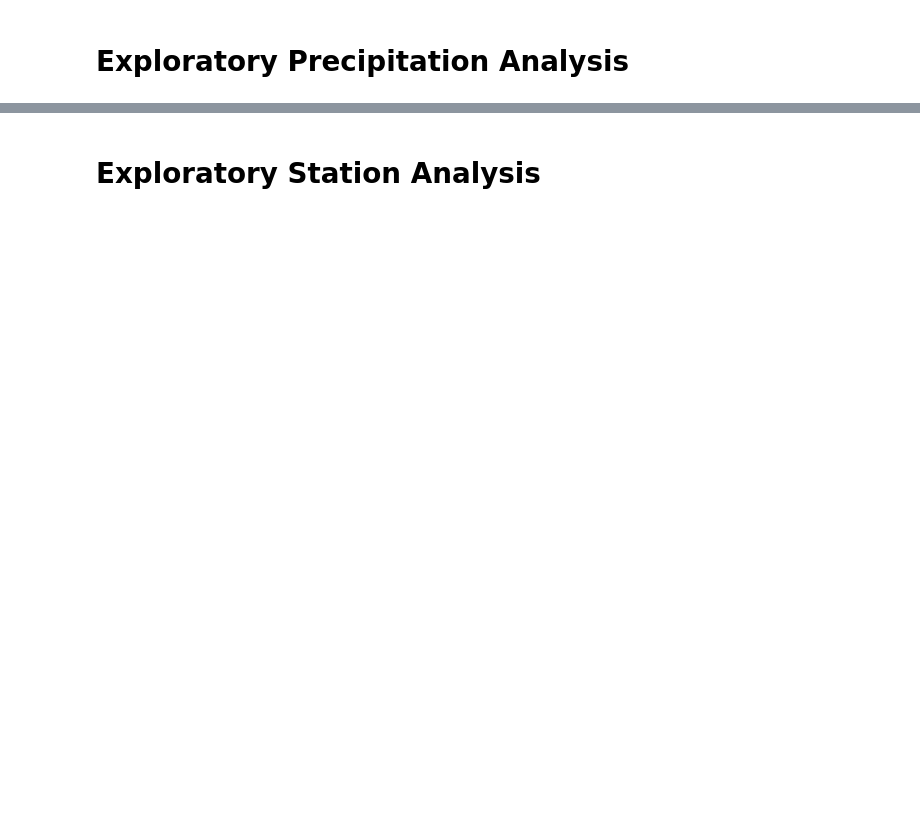
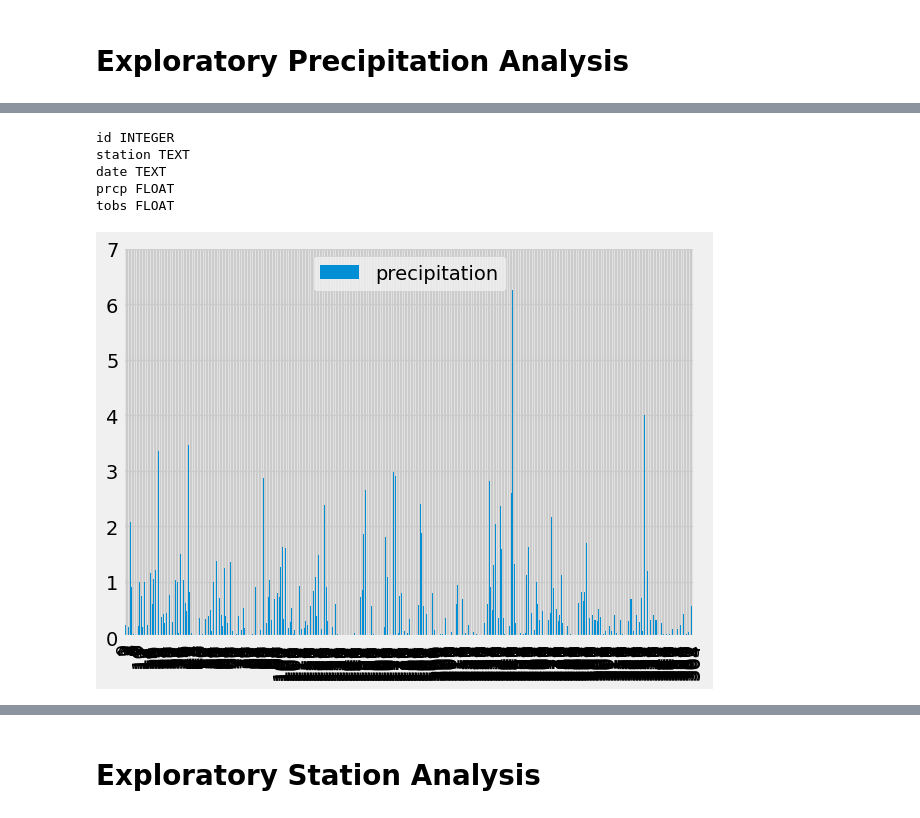
Before and after one commit to AlanDeng7/Module-10-Advanced-SQL, a Jupyter notebook: SurfsUp/climate_starter.ipynb, the cells around one changed output, grey strips where cells are left out. Cells and saved outputs as stored; diff of their text form; code cells hidden in the pictures; blank space fills up the shorter version.

```diff
--- a/SurfsUp/climate_starter.ipynb
+++ b/SurfsUp/climate_starter.ipynb
@@ -18,9 +18,10 @@ from sqlalchemy import create_engine, func
 # %%
 # create engine to hawaii.sqlite
-engine = create_engine("sqlite:///Resources/hawaii.sqlite")
+engine = create_engine("sqlite:///../Resources/hawaii.sqlite")
 # %%
 # reflect an existing database into a new model
-
+Base = automap_base()
 # reflect the tables
+Base.prepare(autoload_with=engine)
 # %%
 # View all of the classes that automap found
@@ -27,7 +31,11 @@ engine = create_engine("sqlite:///Resources/hawaii.sqlite")
 # %%
 # Save references to each table
+m = Base.classes.measurement
+
+s = Base.classes.station
 # %%
 # Create our session (link) from Python to the DB
+session = Session(engine)
 # %% [markdown]
 # Exploratory Precipitation Analysis
 # %%
@@ -35,19 +55,51 @@ engine = create_engine("sqlite:///Resources/hawaii.sqlite")
+# %%
+inspector = inspect(engine)
+inspector.get_table_names()
+
+columns = inspector.get_columns('measurement')
+for c in columns:
+    print(c['name'], c["type"])
+#columns
+# %% [output]
+id INTEGER
+station TEXT
+date TEXT
+prcp FLOAT
+tobs FLOAT
 # %%
 # Design a query to retrieve the last 12 months of precipitation data and plot the results.
 # Starting from the most recent data point in the database.
+sel = [m.date,
+       func.max(m.prcp)]
+
+last_date = session.query(*sel).\
+    order_by(m.date.desc()).first()
+
 
 # Calculate the date one year from the last date in data set.
+date = dt.datetime(2017,8,23)-dt.timedelta(days=365)
 
 
 # Perform a query to retrieve the data and precipitation scores
+one_year_data= session.query(*sel).\
+    filter(func.strftime(m.date)>=date).\
+        group_by(m.date).all()
 
+one_year_data
 
 # Save the query results as a Pandas DataFrame and set the index to the date column
-
+one_year_df = pd.DataFrame(one_year_data, columns=["date","precipitation"])
 
 # Sort the dataframe by date
-
+one_year_sorted_df = one_year_df.sort_values(by=["date"])
+one_year_sorted_df
 
 # Use Pandas Plotting with Matplotlib to plot the data
+one_year_sorted_df.set_index("date")
+one_year_sorted_df.plot.bar()
+plt.tight_layout()
+plt.show()
+# %% [output]
+[figure, added]
 # %%
 # Use Pandas to calcualte the summary statistics for the precipitation data
```
Also changed, not shown: parts of 9 cells of this notebook, 1 other file.
